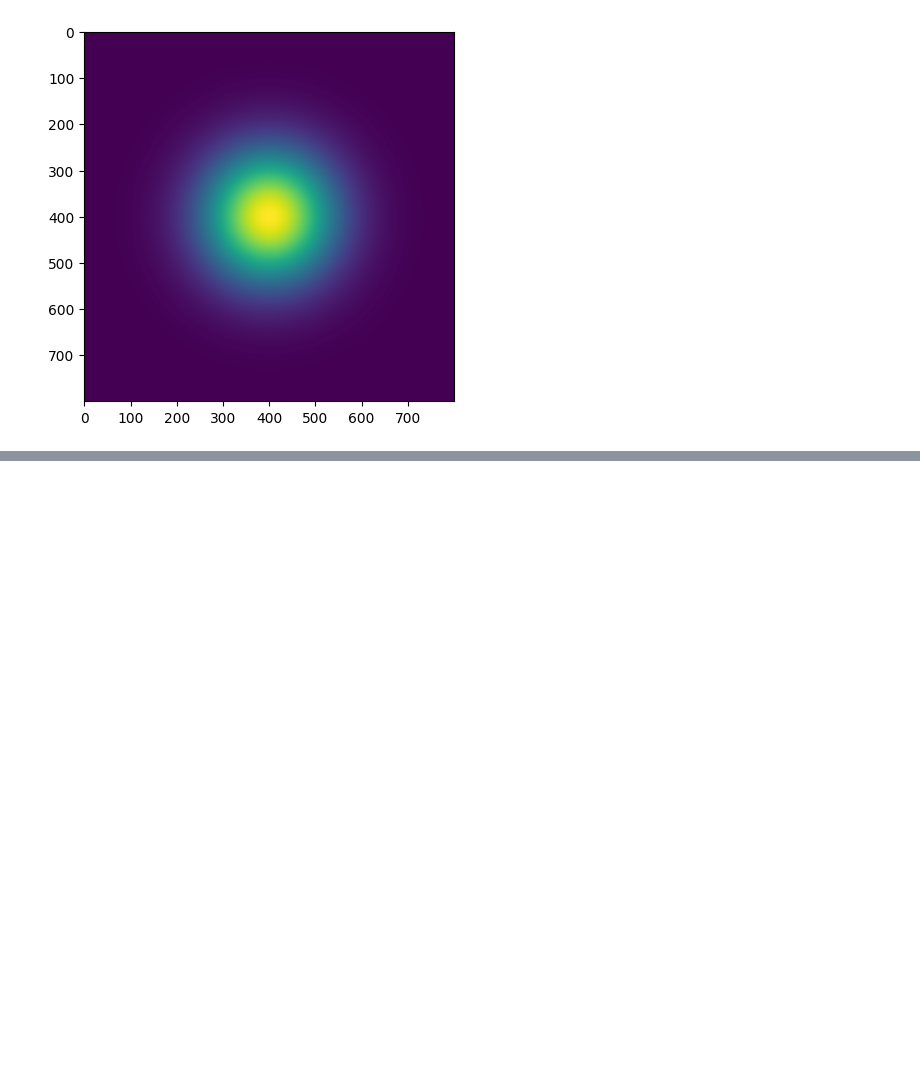
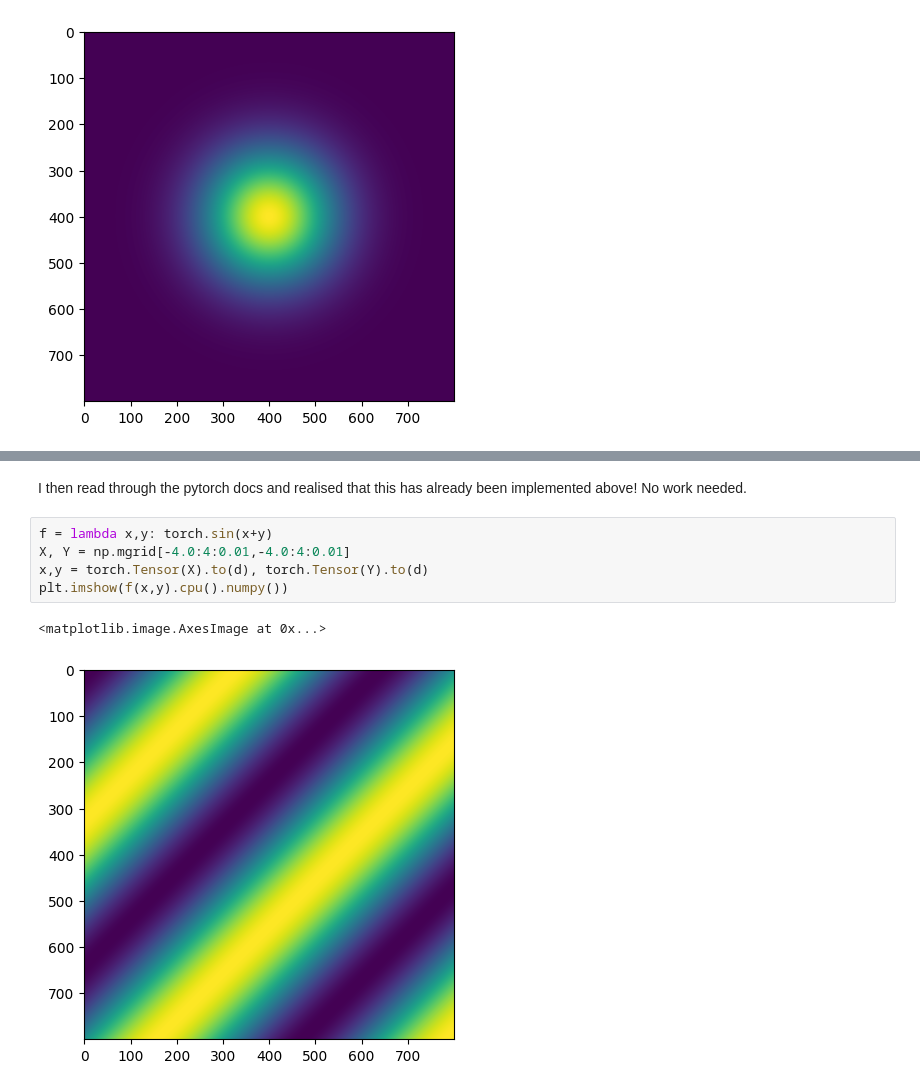
Before and after one commit to IHopeThisIsNotPermanent/FractalApp, a Jupyter notebook: DEMO1/Task1&2.ipynb, the cells around one changed output, grey strips where cells are left out. Saved outputs shown, nothing was run; the diff lists cells and outputs as text; blank space fills up the shorter version.

```diff
--- a/DEMO1/Task1&2.ipynb
+++ b/DEMO1/Task1&2.ipynb
@@ -59,0 +68,10 @@ SyntaxError: invalid syntax (2420780413.py, line 1)
+# %% [markdown]
+I then read through the pytorch docs and realised that this has already been implemented above! No work needed.
+# %%
+f = lambda x,y: torch.sin(x+y)
+X, Y = np.mgrid[-4.0:4:0.01,-4.0:4:0.01]
+x,y = torch.Tensor(X).to(d), torch.Tensor(Y).to(d)
+plt.imshow(f(x,y).cpu().numpy())
+# %% [output]
+<matplotlib.image.AxesImage at 0x...>
+[figure, added]
```
Also changed, not shown: parts of 13 cells of this notebook.
